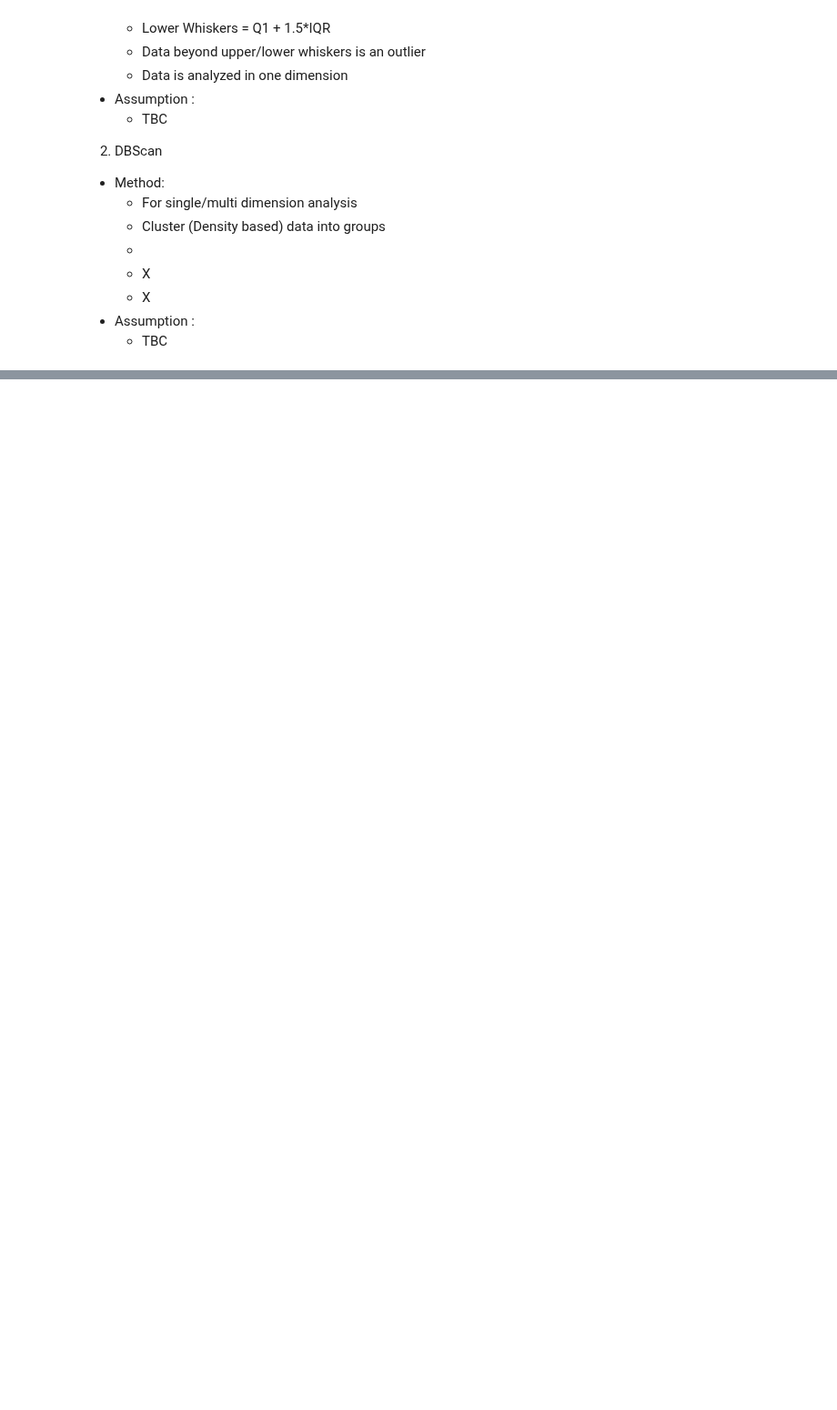
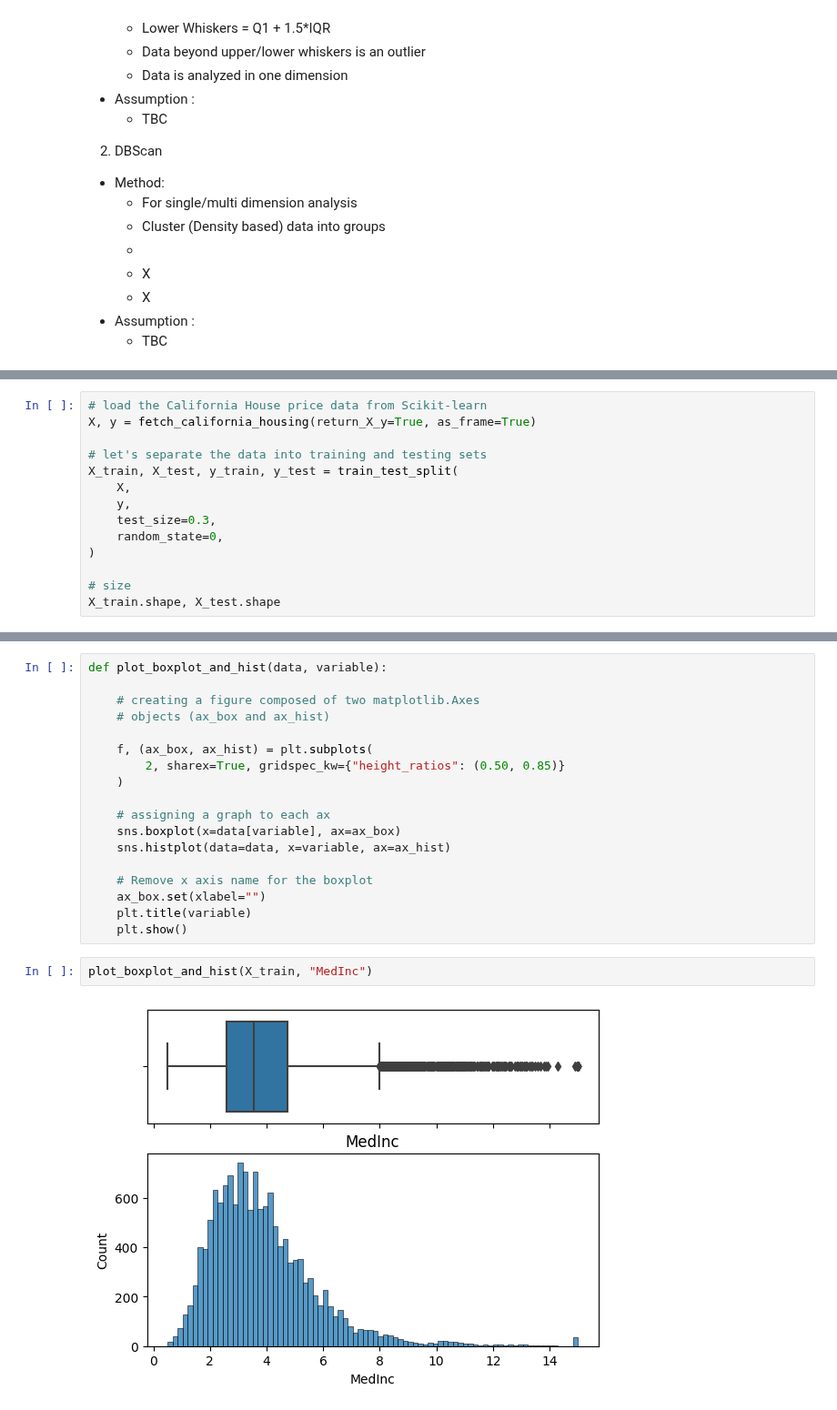
Before and after one commit to megatAhmad/sma_2023_oct, a Jupyter notebook: Python_OutliersAnalysis.ipynb, the cells around one changed output, grey strips where cells are left out. Shown at 91% size. Saved outputs shown, nothing was run; the diff lists cells and outputs as text; blank space fills up the shorter version.

```diff
--- a/Python_OutliersAnalysis.ipynb
+++ b/Python_OutliersAnalysis.ipynb
@@ -56,0 +59,14 @@ a
+# %%
+# load the California House price data from Scikit-learn
+X, y = fetch_california_housing(return_X_y=True, as_frame=True)
+
+# let's separate the data into training and testing sets
+X_train, X_test, y_train, y_test = train_test_split(
+    X,
+    y,
+    test_size=0.3,
+    random_state=0,
+)
+
+# size
+X_train.shape, X_test.shape
@@ -56,0 +84,22 @@ a
+# %%
+def plot_boxplot_and_hist(data, variable):
+
+    # creating a figure composed of two matplotlib.Axes
+    # objects (ax_box and ax_hist)
+
+    f, (ax_box, ax_hist) = plt.subplots(
+        2, sharex=True, gridspec_kw={"height_ratios": (0.50, 0.85)}
+    )
+
+    # assigning a graph to each ax
+    sns.boxplot(x=data[variable], ax=ax_box)
+    sns.histplot(data=data, x=variable, ax=ax_hist)
+
+    # Remove x axis name for the boxplot
+    ax_box.set(xlabel="")
+    plt.title(variable)
+    plt.show()
+# %%
+plot_boxplot_and_hist(X_train, "MedInc")
+# %% [output]
+[figure, added]
```
Also changed, not shown: parts of 27 cells of this notebook.
